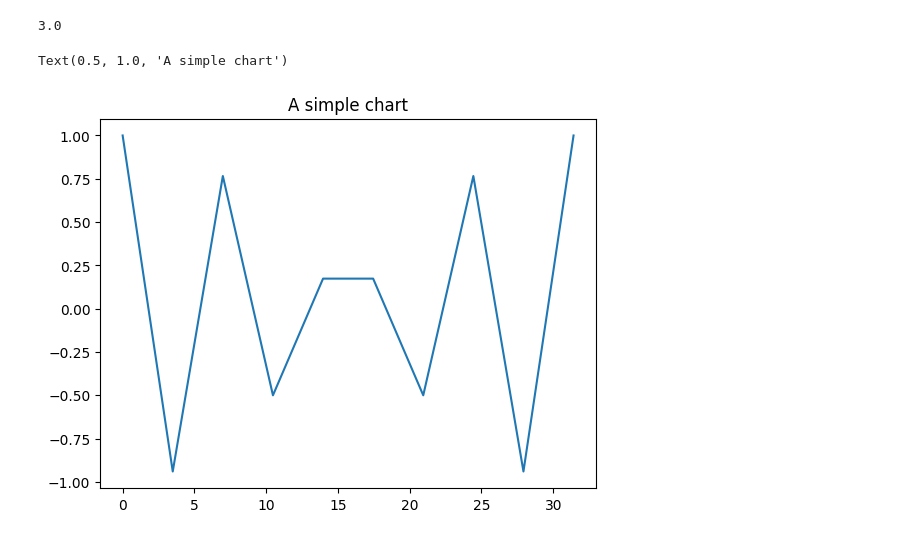
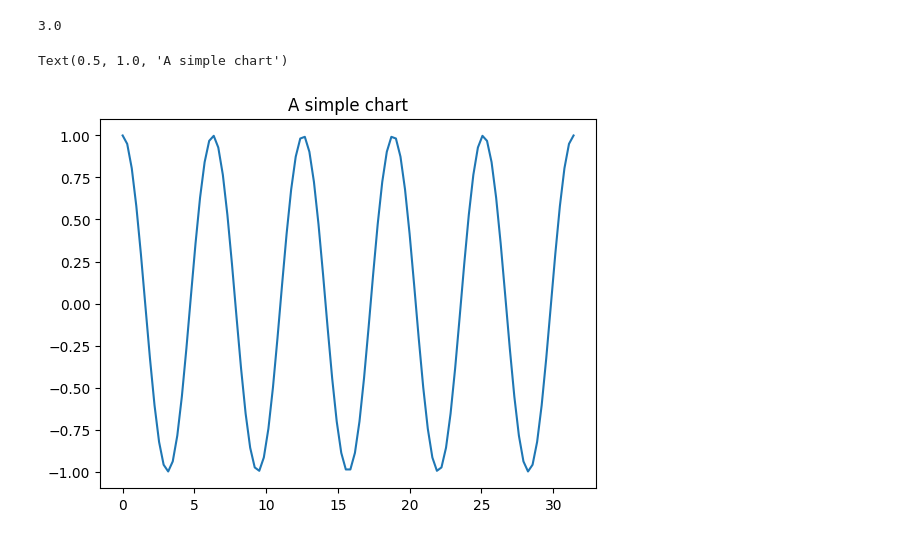
Before and after one commit to 3Grey6Jedi9/Data-Analysis-Project-05, a Jupyter notebook: Playing around.ipynb, the cells around one changed output. Cells and saved outputs as stored; diff of their text form; code cells hidden in the pictures.

```diff
--- a/Playing around.ipynb
+++ b/Playing around.ipynb
@@ -34,9 +34,9 @@ s.mean()
 # %% [output]
 3.0
 # %%
-x = np.linspace(0, 10*np.pi, 10)
+x = np.linspace(0, 10*np.pi, 100)
 plt.plot(x, np.cos(x))
 plt.title('A simple chart')
 # %% [output]
 Text(0.5, 1.0, 'A simple chart')
-[figure, old version]
+[figure, new version]
```
